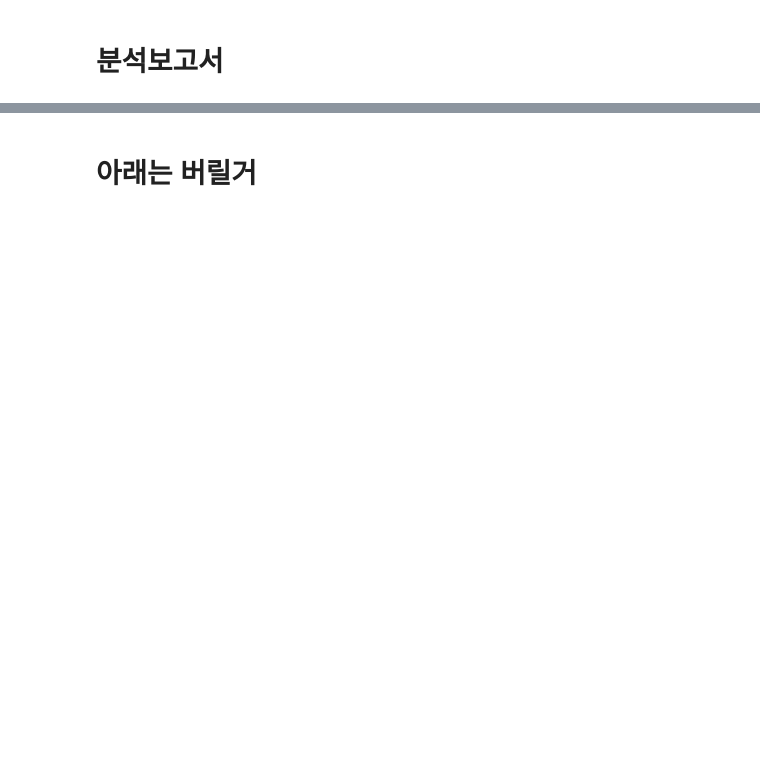
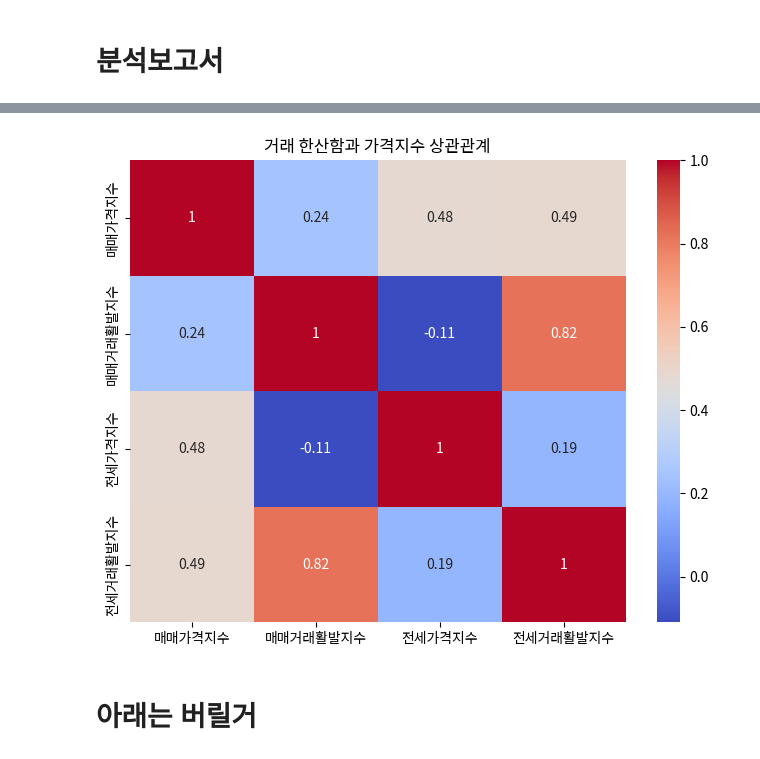
Before and after one commit to ZeroJoon2/python_project_git, a Jupyter notebook: 프로젝트(주택가격).ipynb, the cells around one changed output, grey strips where cells are left out. Saved outputs shown, nothing was run; the diff lists cells and outputs as text; code cells hidden in the pictures; blank space fills up the shorter version.

```diff
--- a/프로젝트(주택가격).ipynb
+++ b/프로젝트(주택가격).ipynb
@@ -519,0 +648,23 @@ plt.show()
+# %%
+#매매 관련
+df_own_active = df_own_active[(df_own_active.loc[:,'지역']== '강남11개구') & (df_own_active.loc[:,'구분']== '한산함') | (df_own_active.loc[:,'지역']== '강북14개구')& (df_own_active.loc[:,'구분']== '한산함')]
+df_own_active = df_own_active.melt(id_vars = ['지역','구분'], var_name = 'date', value_name = 'ratio')
+df_own_active['when'] = df_own_active['date'].astype('str').str[:7]
+
+#전세 관련
+df_rent_active = df_rent_active[(df_rent_active.loc[:,'지역']== '강남11개구') & (df_rent_active.loc[:,'구분']== '한산함') | (df_rent_active.loc[:,'지역']== '강북14개구')& (df_rent_active.loc[:,'구분']== '한산함')]
+df_rent_active = df_rent_active.melt(id_vars = ['지역','구분'], var_name = 'date', value_name = 'ratio')
+df_rent_active['when'] = df_rent_active['date'].astype('str').str[:7]
+# %%
+#컬럼 이름 재설정
+df_own_active.rename(columns = {'지역' : '지역명'}, inplace = True)
+df_rent_active.rename(columns = {'지역' : '지역명'}, inplace = True)
+# %%
+#추출
+df_seoul_group_own = df_seoul_group[df_seoul_group['gubun'] == 'own']
+test = pd.merge(df_seoul_group_own, df_own_active, on = ['지역명','when'], how = 'inner').rename(columns = {'ratio_x' : '매매가격지수', 'ratio_y' : '매매거래활발지수'})
+test
+
+df_seoul_group_rent = df_seoul_group[df_seoul_group['gubun'] == 'rent']
+test2 = pd.merge(df_seoul_group_rent, df_rent_active, on = ['지역명','when'], how = 'inner').rename(columns = {'ratio_x' : '전세가격지수', 'ratio_y' : '전세거래활발지수'})
+test2
@@ -519,0 +685,5 @@ plt.show()
+# %%
+#merge
+merge_test = pd.merge(test,test2, on = ['지역명','when'], how = 'outer')
+merge_test_float = merge_test.select_dtypes('float64').corr()
+merge_test_float
@@ -520,2 +696,10 @@ plt.show()
+# %%
+#시각화
+plt.figure(figsize=(8, 6))
+sns.heatmap(data=merge_test_float, annot=True, cmap="coolwarm")
+plt.title("거래 한산함과 가격지수 상관관계")
+plt.show()
+# %% [output]
+[figure, added]
 # %% [markdown]
 # 아래는 버릴거
```
Also changed, not shown: parts of 35 cells of this notebook.
